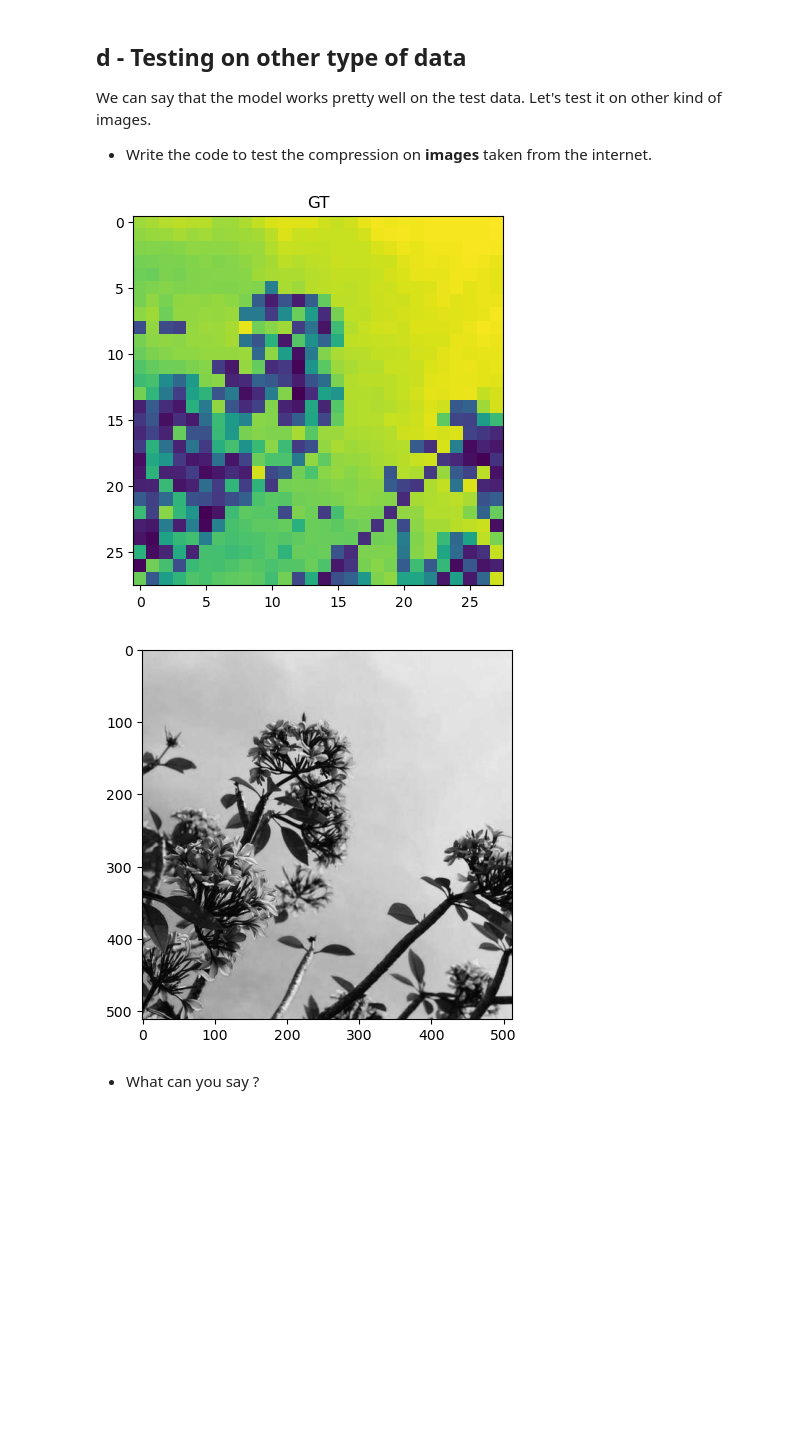
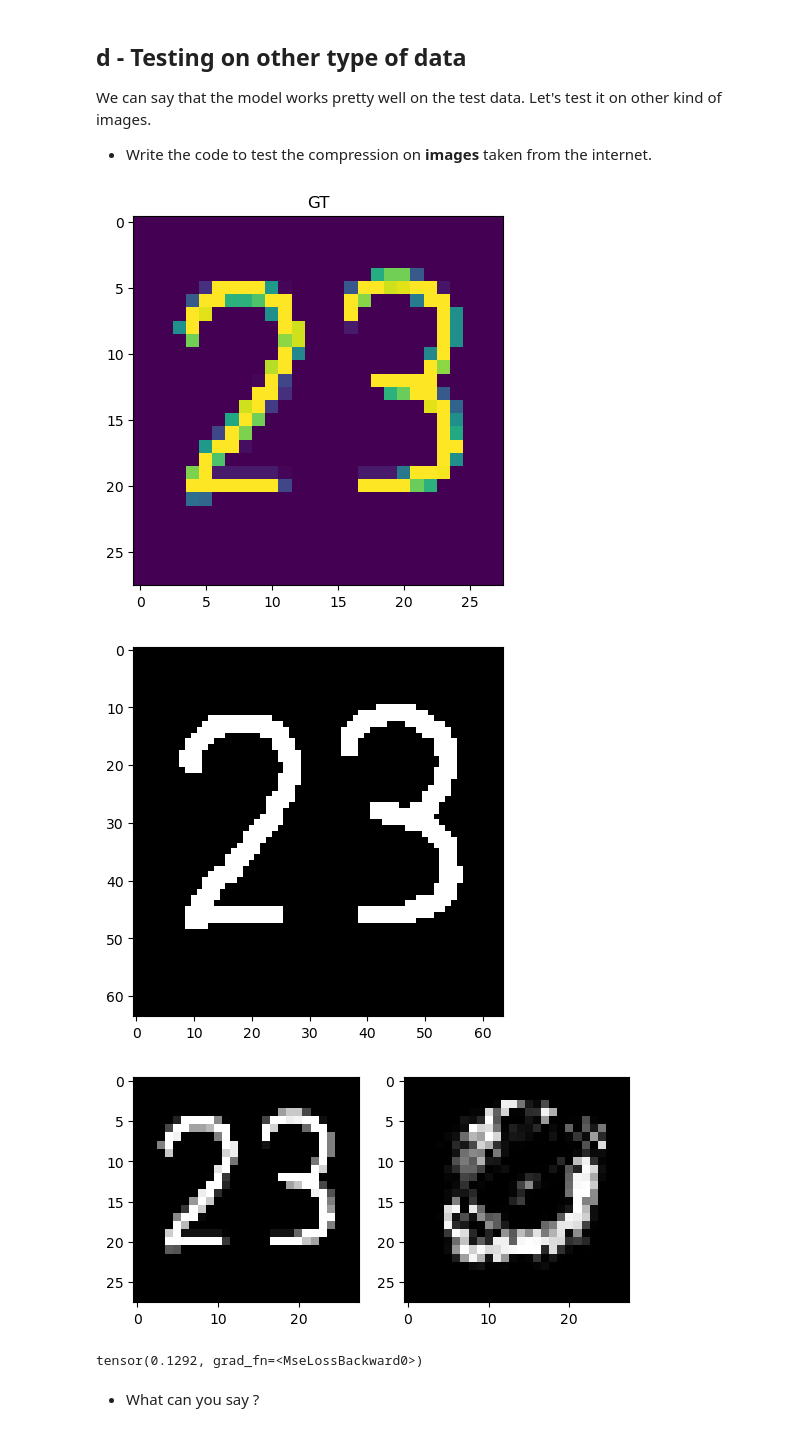
Before and after one commit to MurphLaws/JPEGCompression, a Jupyter notebook: Lab2_AE.ipynb, the cells around one changed output. Cells and saved outputs as stored; diff of their text form; code cells hidden in the pictures; blank space fills up the shorter version.

```diff
--- a/Lab2_AE.ipynb
+++ b/Lab2_AE.ipynb
@@ -713,31 +713,43 @@ We can say that the model works pretty well on the test data. Let's test it on o
 # %%
 # TODO : Test some images from the internet to see the compression effect
 image_filename = 'https://fastly.picsum.photos/id/106/512/512.jpg?hmac=PVd6wk__2-XQ1CrsNOLSMLCVfOegBJru-0bT3gcmY98'
-image_numpy = cv2.cvtColor(skimage.io.imread(image_filename ),cv2.COLOR_BGR2GRAY)
+image_test = 'https://github.com/MurphLaws/JPEGCompression/blob/main/data/testimage.png?raw=true'
+image_test2 = 'https://github.com/MurphLaws/JPEGCompression/blob/main/data/testimage2.png?raw=true'
 transform=transforms.Compose([transforms.ToTensor(),
                               transforms.Resize((28,28))])
 
-imshow(transform(image_numpy), 'GT')
-plt.imshow(image_numpy, cmap='gray')
+
+
+
+inputImage = cv2.cvtColor(skimage.io.imread(image_test2),cv2.COLOR_BGR2GRAY)
+
+
+imshow(transform(inputImage), 'GT')
+plt.imshow(inputImage, cmap='gray')
+
+
 
 # # TODO : Transform the images and add a dimension for the batch size using unsqueeze
-image = transform(image_numpy).unsqueeze(0)
+image = transform(inputImage).unsqueeze(0)
 
-# TODO : Send the model to the model and process the prediction. Don't forget
-# the resizes
-#net = model.to(device)
-pred = net(image.view(1,28*28))#model(image.to(device))
-pred =
+# # TODO : Send the model to the model and process the prediction. Don't forget
+# # the resizes
+pred = model(image.view(1, 28 * 28).to(device))
 
-# # TODO : Plot dem results'. Don't forget to detach and send to the gpu the data
-# # using .detach().cpu()
+# TODO : Plot dem results'. Don't forget to detach and send to the gpu the data
+# using .detach().cpu()
 
-# fig,axarr = plt.subplots(1, 2)
-# axarr[0].imshow(...)
-# ...
+fig,axarr = plt.subplots(1, 2)
+axarr[0].imshow(image.view(28,28), cmap='gray')
+axarr[1].imshow(pred.detach().cpu().view(28,28), cmap='gray')
+
+plt.show()
+print(criterion(pred.view(28,28),image.view(28,28)))
 # %% [output]
-[figure, old version]
+[figure, new version]
-[figure, old version]
+[figure, new version]
+[figure, added]
+tensor(0.1292, grad_fn=<MseLossBackward0>)
 # %% [markdown]
 * What can you say ?
 # %% [markdown]
```
Also changed, not shown: 5 other files.
